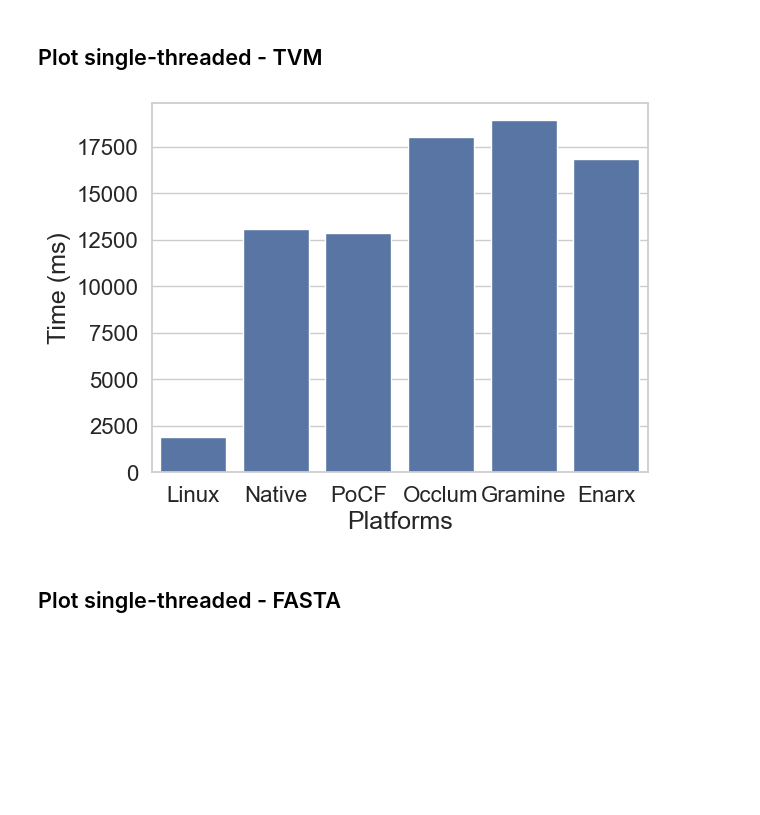
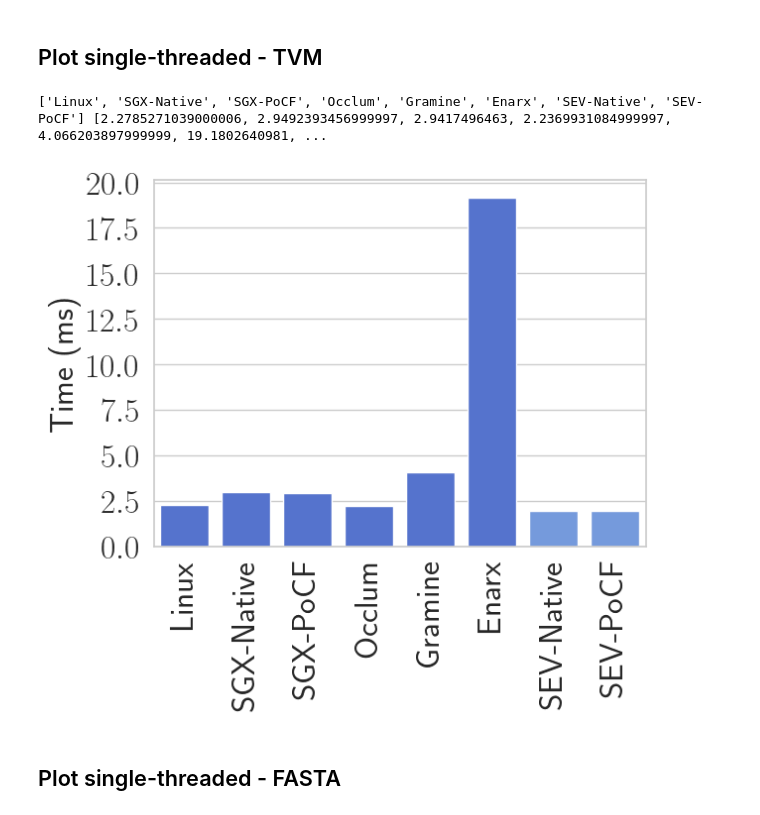
Before and after one commit to ya0guang/PoBF, a Jupyter notebook: scripts/figure.ipynb, the cells around one changed output. Drawn from its saved outputs; the diff is of its cells as text; code cells hidden in the pictures; blank space fills up the shorter version.

```diff
--- a/scripts/figure.ipynb
+++ b/scripts/figure.ipynb
@@ -64,7 +68,7 @@ import os
 
 def polypench_analyze(focused):
     result = {}
-    path = "../data/task_polybench/"
+    path = "/home/data/task_polybench/"
     for dirname, subdirlist, filelist in os.walk(path):
         if dirname == path:
             for dir in subdirlist:
@@ -209,7 +207,7 @@ def analyze_macrobenchmarks(focused, type, pos=-1):
     tasks = ["task_tvm", "task_fasta"]
 
     for task in tasks:
-        path = "../data/" + task + "/"
+        path = "/home/haobchen/data/" + task + "/"
         result[task] = []
         for dirname, subdirlist, filelist in os.walk(path):
             for fname in filelist:
@@ -245,28 +243,37 @@ def analyze_macrobenchmarks(focused, type, pos=-1):
 # %%
 import matplotlib.pyplot as plt
 import pandas as pd
 import seaborn as sns
 import numpy as np
-
+plt.rcParams['mathtext.default'] = 'sf'
+plt.rcParams['text.usetex'] = True
+plt.rcParams['font.family'] = 'Times New Roman'
+plt.rcParams['font.size'] = 24
+plt.rc('legend',fontsize=24)
 platforms = ['rust', 'native', 'pobf', 'occlum', 'gramine', 'enarx']
 
 ys = []
 for platform in platforms:
     cur, _ = analyze_macrobenchmarks('data_provider_' + platform, 'st')
     for k, v in cur.items():
-        ys.append(v)
+        ys.append(v / 1000)
 
+ys = ys[::2]
+ys.append(1.922022375)
+ys.append(1.9199999)
+print(xs, ys)
 sns.set(style='whitegrid')
-xs =  ['Linux', 'Native', 'PoCF', 'Occlum', 'Gramine', 'Enarx']
-
-g = sns.barplot(x=xs, y=ys[::2], color='b')
-g.set_ylabel('Time (ms)', fontsize=18)
-g.set_xlabel('Platforms', fontsize=18)
-g.set_xticklabels(g.get_xticklabels(), size=16)
-g.set_yticklabels(g.get_yticklabels(), size=16)
-plt.savefig("../macrobenchmarks_st_tvm.pdf", bbox_inches='tight')
+xs =  ['Linux', 'SGX-Native', 'SGX-PoCF',  'Occlum', 'Gramine', 'Enarx', 'SEV-Native', 'SEV-PoCF',]
+# xs =  ['Linux', 'SGX-Native', 'SGX-PoCF', 'Occlum', 'Gramine', 'Enarx']
+colors = ['royalblue', 'royalblue', 'royalblue','royalblue', 'royalblue', 'royalblue', 'cornflowerblue', 'cornflowerblue']
+g = sns.barplot(x=xs, y=ys, palette=colors)
+g.set_ylabel('Time (ms)', fontsize=24)
+g.set_xticklabels(g.get_xticklabels(), size=24, rotation=90)
+g.set_yticklabels(g.get_yticklabels(), size=24)
+plt.savefig("./macrobenchmarks_st_tvm.pdf", bbox_inches='tight')
 # %% [output]
+['Linux', 'SGX-Native', 'SGX-PoCF', 'Occlum', 'Gramine', 'Enarx', 'SEV-Native', 'SEV-PoCF'] [2.2785271039000006, 2.9492393456999997, 2.9417496463, 2.2369931084999997, 4.066203897999999, 19.1802640981, ...
-[figure, old version]
+[figure, new version]
 # %% [markdown]
 ## Plot single-threaded - FASTA
 # %%
```
Also changed, not shown: parts of 7 cells of this notebook, 5 other files.
